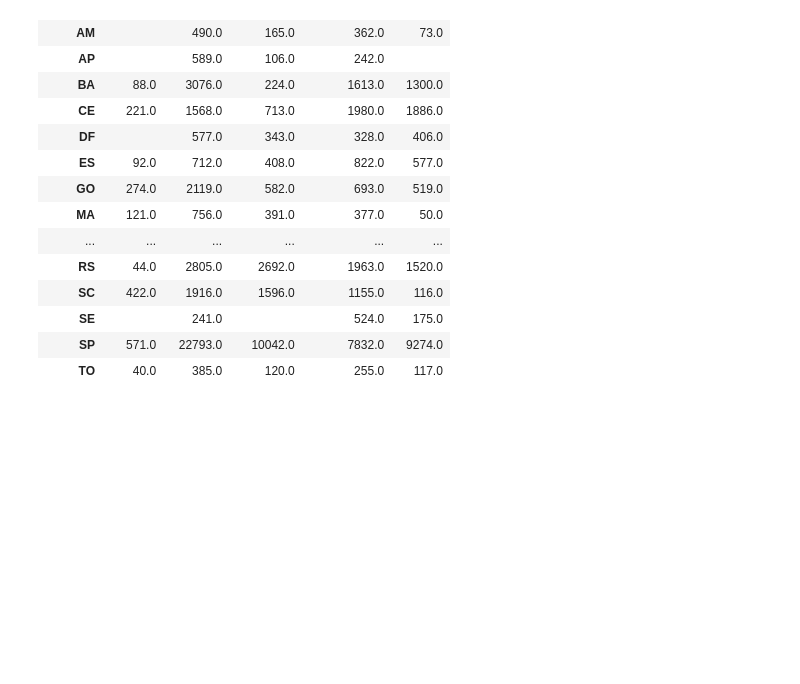
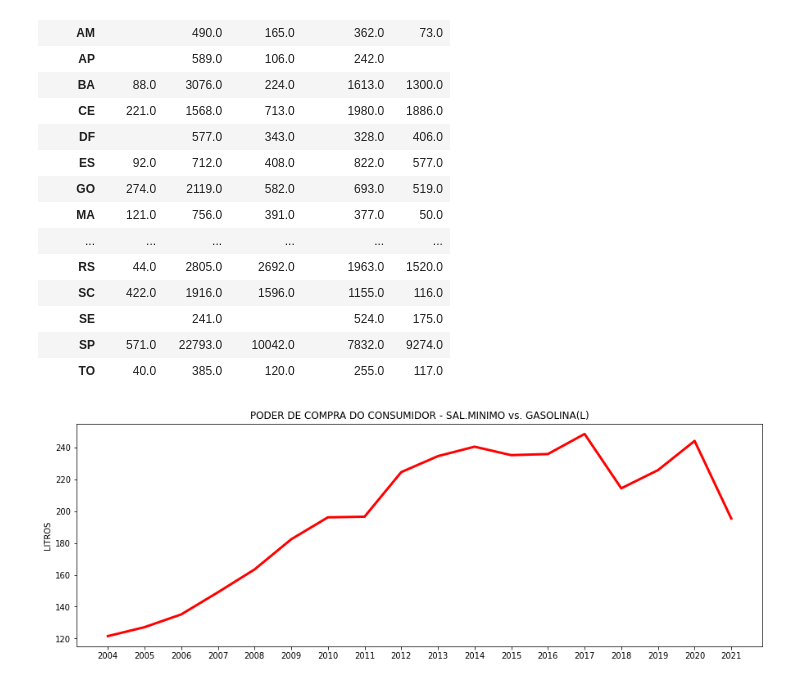
Before and after one commit to MaykeSilva/variacaoHistoricaGasolina, a Jupyter notebook: hitPrecoCombustivel.ipynb, the cells around one changed output. Drawn from its saved outputs; the diff is of its cells as text; code cells hidden in the pictures; blank space fills up the shorter version.

```diff
--- a/hitPrecoCombustivel.ipynb
+++ b/hitPrecoCombustivel.ipynb
@@ -317,3 +364,14 @@ df_band_uf_2021.pivot_table(index='uf', columns = 'bandeira', values='contagem',
 | SE |  | 241.0 |  | 524.0 | 175.0 |
 | SP | 571.0 | 22793.0 | 10042.0 | 7832.0 | 9274.0 |
 | TO | 40.0 | 385.0 | 120.0 | 255.0 | 117.0 |
+# %%
+fig = plt.figure(figsize = [15, 5])
+plt.title('PODER DE COMPRA DO CONSUMIDOR - SAL.MINIMO vs. GASOLINA(L)')
+sns.lineplot(x = df_gasolina_salario['ano'],\
+             y = df_gasolina_salario['poder_de_compra_litros'],\
+             linewidth = 3,\
+             color = 'red')
+plt.ylabel('LITROS')
+plt.xlabel('') ;
+# %% [output]
+[figure, added]
```
Also changed, not shown: parts of 18 cells of this notebook.
